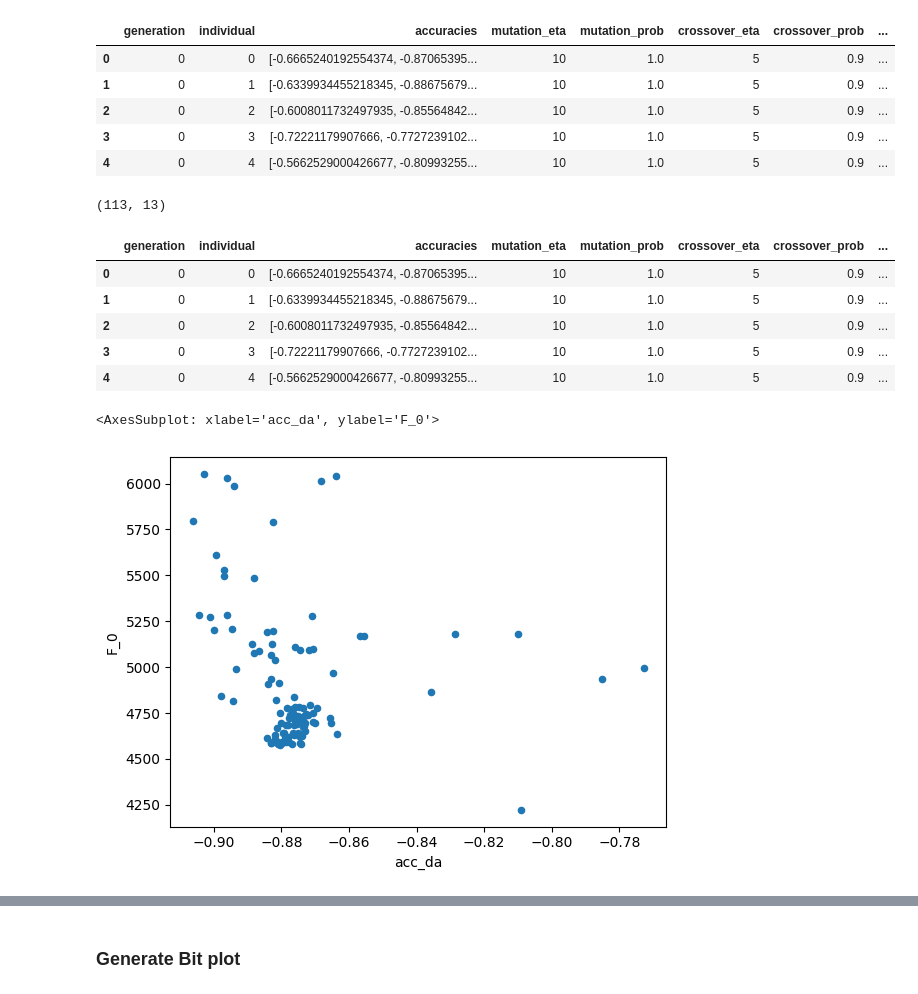
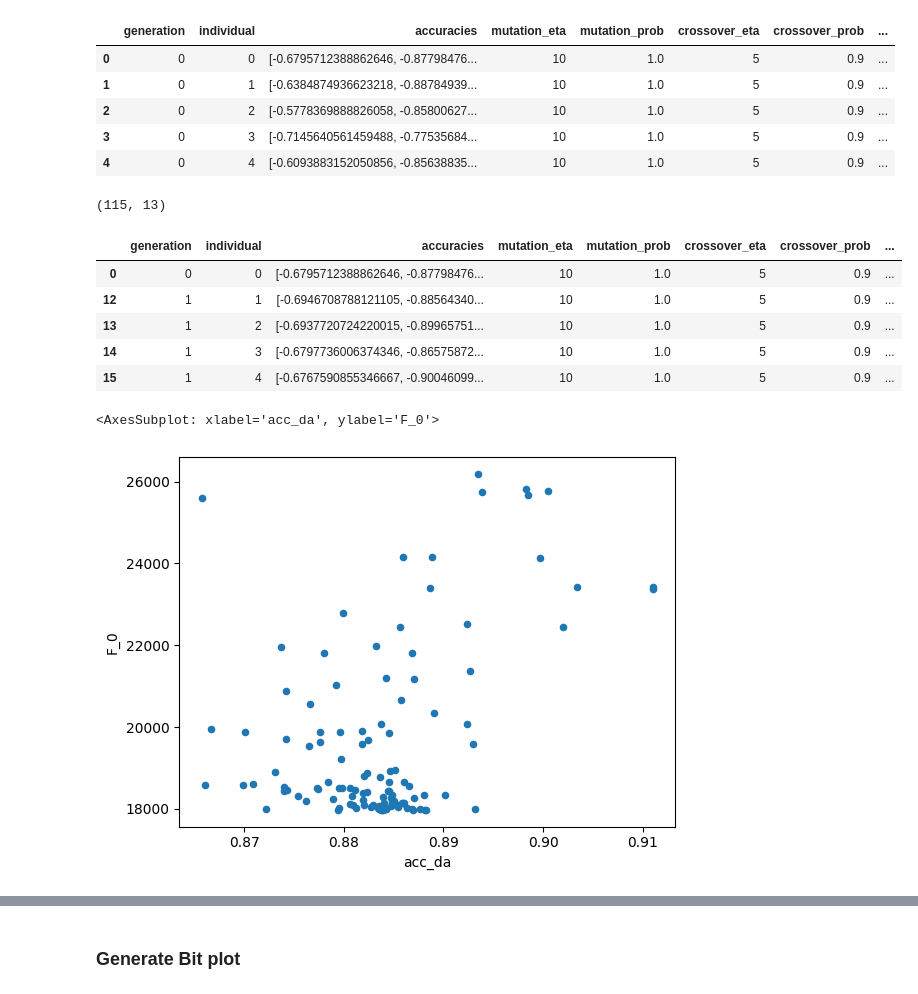
Before and after one commit to itiv-kit/dnn-model-exploration, a Jupyter notebook: doodle_scripts/visualize_individuals.ipynb, the cells around one changed output, grey strips where cells are left out. Drawn from its saved outputs; the diff is of its cells as text; code cells hidden in the pictures.

```diff
--- a/doodle_scripts/visualize_individuals.ipynb
+++ b/doodle_scripts/visualize_individuals.ipynb
@@ -7,45 +7,46 @@ sys.path.append("../model_explorer/third_party/yolop_det_seg")
 from model_explorer.result_handling.collect_results import collect_results
 # %%
 # results = collect_results('../results/expl_quantization_problem_resnet50_imagenet_2023-03-12_19-50.pkl')
-results = collect_results('/home/oq4116/projekte/ai-hardware-accelerators/mixed-precision-dnns/results/expl_quantization_problem_yolop_bdd100k_2023-03-15_15-35.pkl')
+# results = collect_results('/home/oq4116/projekte/ai-hardware-accelerators/mixed-precision-dnns/results/expl_quantization_problem_yolop_bdd100k_2023-03-15_15-35.pkl')
+results = collect_results('/home/oq4116/projekte/ai-hardware-accelerators/mixed-precision-dnns/results/expl_energy_aware_quant_problem_yolop_bdd100k_2023-03-30_13-53.pkl')
 
 dfin = results.to_dataframe()
 
 dfin.head()
 # %% [output]
 |  | generation | individual | accuracies | mutation_eta | mutation_prob | crossover_eta | crossover_prob | ... |
-| 0 | 0 | 0 | [-0.6665240192554374, -0.87065395... | 10 | 1.0 | 5 | 0.9 | ... |
-| 1 | 0 | 1 | [-0.6339934455218345, -0.88675679... | 10 | 1.0 | 5 | 0.9 | ... |
-| 2 | 0 | 2 | [-0.6008011732497935, -0.85564842... | 10 | 1.0 | 5 | 0.9 | ... |
-| 3 | 0 | 3 | [-0.72221179907666, -0.7727239102... | 10 | 1.0 | 5 | 0.9 | ... |
-| 4 | 0 | 4 | [-0.5662529000426677, -0.80993255... | 10 | 1.0 | 5 | 0.9 | ... |
+| 0 | 0 | 0 | [-0.6795712388862646, -0.87798476... | 10 | 1.0 | 5 | 0.9 | ... |
+| 1 | 0 | 1 | [-0.6384874936623218, -0.88784939... | 10 | 1.0 | 5 | 0.9 | ... |
+| 2 | 0 | 2 | [-0.5778369888826058, -0.85800627... | 10 | 1.0 | 5 | 0.9 | ... |
+| 3 | 0 | 3 | [-0.7145640561459488, -0.77535684... | 10 | 1.0 | 5 | 0.9 | ... |
+| 4 | 0 | 4 | [-0.6093883152050856, -0.85638835... | 10 | 1.0 | 5 | 0.9 | ... |
 # %%
 def prepare(df):
-    df[['acc_ll','acc_da','acc_det']] = pd.DataFrame(df.accuracies.tolist(), index=df_prep.index)
-    df['acc_ll'] = -df['acc_ll'] + results.accuracy_limit[0]
-    df['acc_da'] = -df['acc_da'] + results.accuracy_limit[1]
-    df['acc_det'] = -df['acc_det'] + results.accuracy_limit[2]
+    df[['acc_ll','acc_da','acc_det']] = pd.DataFrame(df.accuracies.tolist(), index=df.index)
+    df['acc_ll'] = -df['acc_ll'] #+ results.accuracy_limit[0]
+    df['acc_da'] = -df['acc_da'] #+ results.accuracy_limit[1]
+    df['acc_det'] = -df['acc_det'] #+ results.accuracy_limit[2]
     df = df[df['acc_ll'] > results.accuracy_limit[0]]
     df = df[df['acc_da'] > results.accuracy_limit[1]]
     df = df[df['acc_det'] > results.accuracy_limit[2]]
     # df['F_0'] =  -df['F_0'] * 1_000_000
     return df
 
 df_prep = prepare(dfin)
 # df8x8 = prepare(df8x8)
 # df1x16 = prepare(df1x16)
 # df16x16 = prepare(df16x16)
 # df8x8alt = prepare(df8x8alt)
 print(df_prep.shape)
 df_prep.head()
 # %% [output]
-(113, 13)
+(115, 13)
 |  | generation | individual | accuracies | mutation_eta | mutation_prob | crossover_eta | crossover_prob | ... |
-| 0 | 0 | 0 | [-0.6665240192554374, -0.87065395... | 10 | 1.0 | 5 | 0.9 | ... |
-| 1 | 0 | 1 | [-0.6339934455218345, -0.88675679... | 10 | 1.0 | 5 | 0.9 | ... |
-| 2 | 0 | 2 | [-0.6008011732497935, -0.85564842... | 10 | 1.0 | 5 | 0.9 | ... |
-| 3 | 0 | 3 | [-0.72221179907666, -0.7727239102... | 10 | 1.0 | 5 | 0.9 | ... |
-| 4 | 0 | 4 | [-0.5662529000426677, -0.80993255... | 10 | 1.0 | 5 | 0.9 | ... |
+| 0 | 0 | 0 | [-0.6795712388862646, -0.87798476... | 10 | 1.0 | 5 | 0.9 | ... |
+| 12 | 1 | 1 | [-0.6946708788121105, -0.88564340... | 10 | 1.0 | 5 | 0.9 | ... |
+| 13 | 1 | 2 | [-0.6937720724220015, -0.89965751... | 10 | 1.0 | 5 | 0.9 | ... |
+| 14 | 1 | 3 | [-0.6797736006374346, -0.86575872... | 10 | 1.0 | 5 | 0.9 | ... |
+| 15 | 1 | 4 | [-0.6767590855346667, -0.90046099... | 10 | 1.0 | 5 | 0.9 | ... |
 # %%
 df_prep.plot(kind='scatter', x='acc_da', y='F_0')
 # df8x8.plot(kind='scatter', x='accuracy', y='F_0')
@@ -58,6 +59,6 @@ df_prep.plot(kind='scatter', x='acc_da', y='F_0')
 # print(f"1x16 max: {df1x16['F_0'].max()}")
 # %% [output]
 <AxesSubplot: xlabel='acc_da', ylabel='F_0'>
-[figure, old version]
+[figure, new version]
 # %%
 for i, row in df_prep.iterrows():
```
Also changed, not shown: parts of 10 cells of this notebook, 10 other files.
